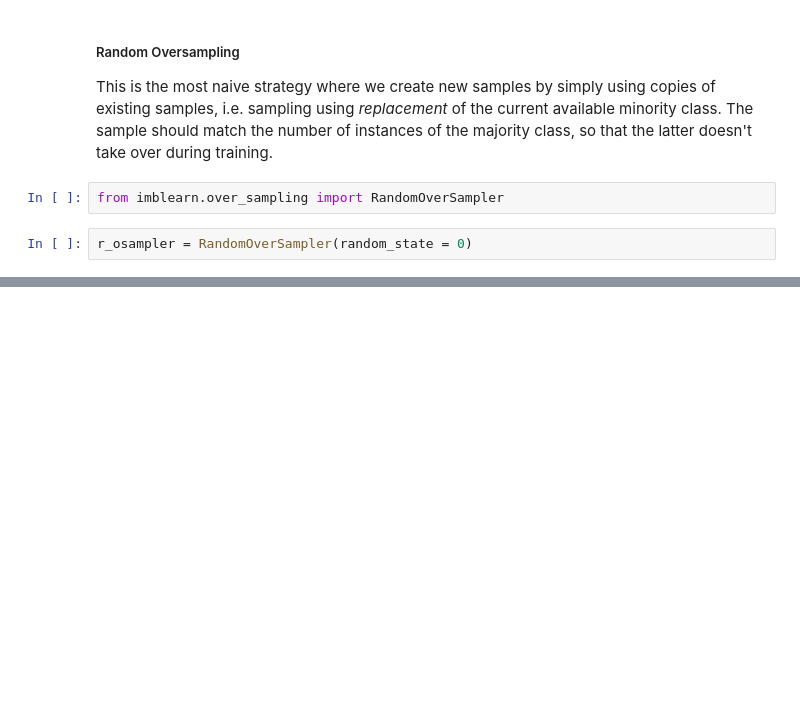
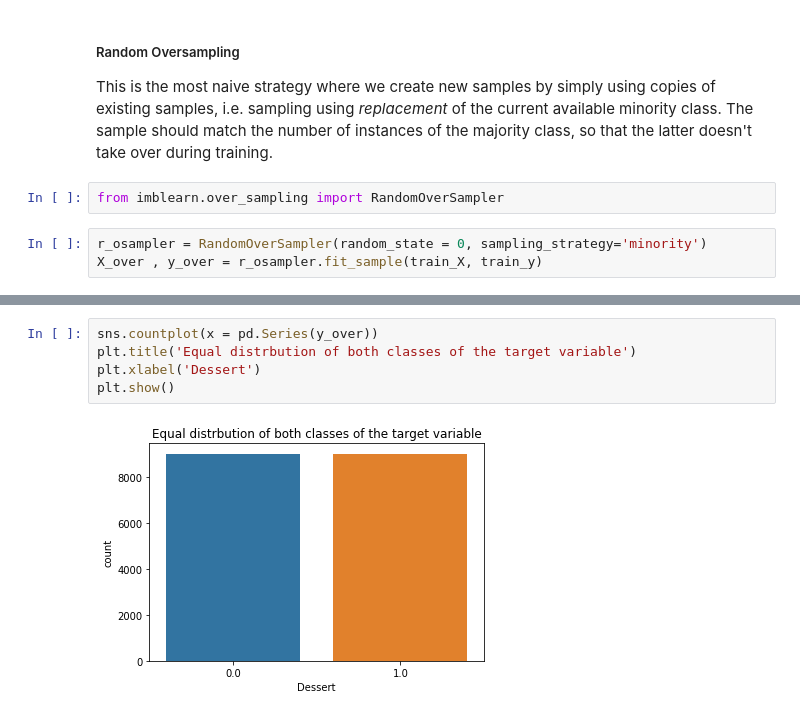
Before and after one commit to shwetapurushe/data-science-world, a Jupyter notebook: Projects/Recipes/Recipes_regression.ipynb, the cells around one changed output, grey strips where cells are left out. Cells and saved outputs as stored; diff of their text form; blank space fills up the shorter version.

Commit message:
completed naive random over sampling

```diff
--- a/Projects/Recipes/Recipes_regression.ipynb
+++ b/Projects/Recipes/Recipes_regression.ipynb
@@ -300,4 +293,5 @@ This is the most naive strategy where we create new samples by simply using copi
 # %%
 from imblearn.over_sampling import RandomOverSampler
 # %%
-r_osampler = RandomOverSampler(random_state = 0)
+r_osampler = RandomOverSampler(random_state = 0, sampling_strategy='minority')
+X_over , y_over = r_osampler.fit_sample(train_X, train_y)
@@ -303,0 +310,7 @@ r_osampler = RandomOverSampler(random_state = 0)
+# %%
+sns.countplot(x = pd.Series(y_over))
+plt.title('Equal distrbution of both classes of the target variable')
+plt.xlabel('Dessert')
+plt.show()
+# %% [output]
+[figure, added]
```
Also changed, not shown: parts of 8 cells of this notebook.
